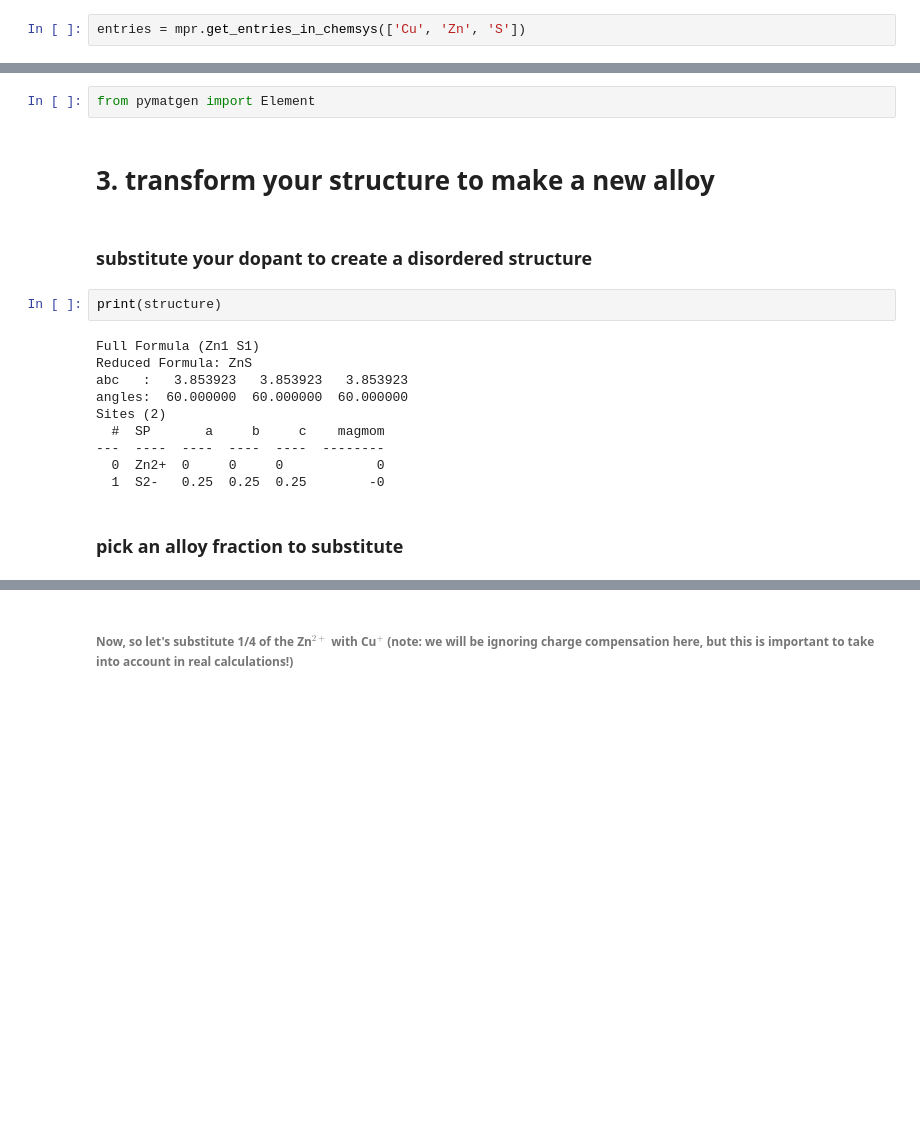
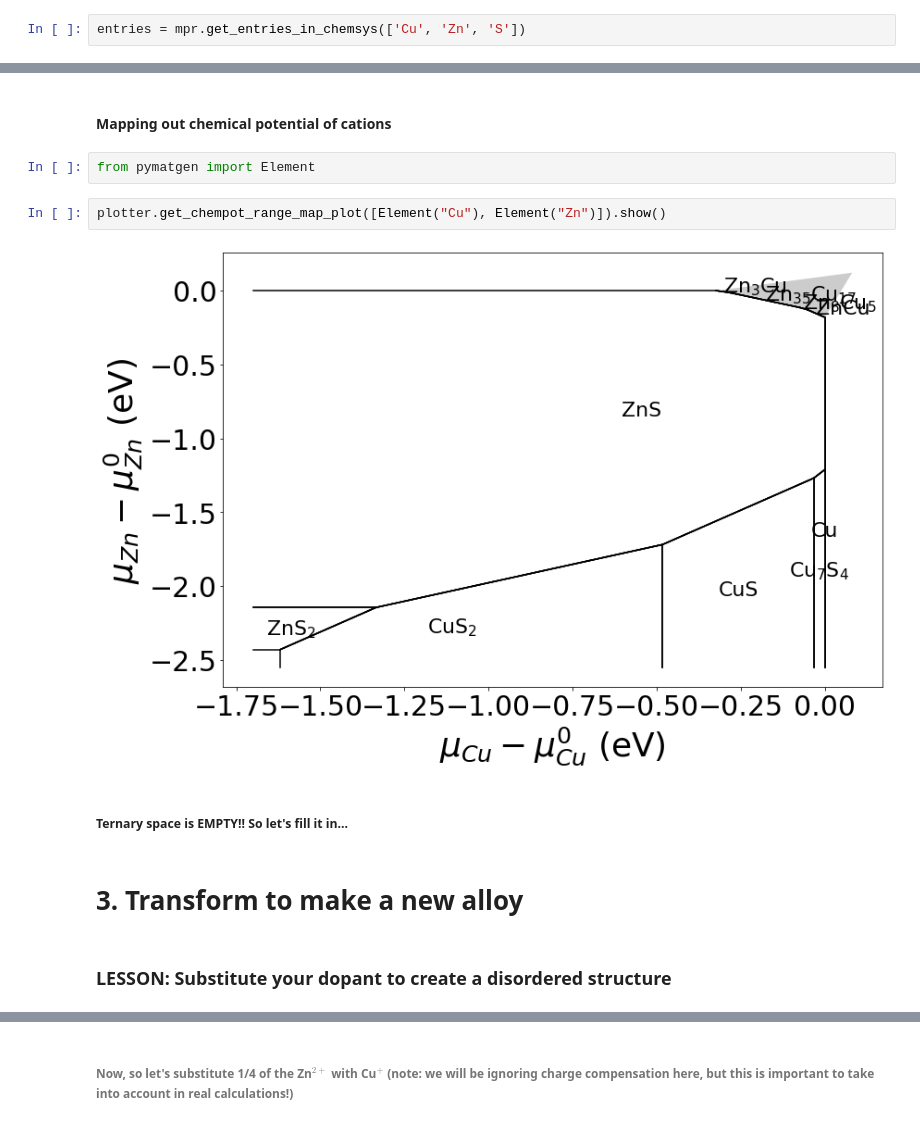
Before and after one commit to materialsproject/workshop, a Jupyter notebook: workshop/new-systems/new-systems.ipynb, the cells around one changed output, grey strips where cells are left out. Saved outputs shown, nothing was run; the diff lists cells and outputs as text; blank space fills up the shorter version.

```diff
--- a/workshop/new-systems/new-systems.ipynb
+++ b/workshop/new-systems/new-systems.ipynb
@@ -312,23 +272,17 @@ plotter.get_plot(pd, label_unstable=False, energy_colormap='viridis')
+# %% [markdown]
+#### Mapping out chemical potential of cations
 # %%
 from pymatgen import Element
+# %%
+plotter.get_chempot_range_map_plot([Element("Cu"), Element("Zn")]).show()
+# %% [output]
+[figure, added]
+# %% [markdown]
+#####
+##### Ternary space is EMPTY!! So let's fill it in...
 # %% [markdown]
 #
-# 3. transform your structure to make a new alloy
+# 3. Transform to make a new alloy
 # %% [markdown]
 ###
-### substitute your dopant to create a disordered structure
+### LESSON: Substitute your dopant to create a disordered structure
-# %%
-print(structure)
-# %% [output]
-Full Formula (Zn1 S1)
-Reduced Formula: ZnS
-abc   :   3.853923   3.853923   3.853923
-angles:  60.000000  60.000000  60.000000
-Sites (2)
-  #  SP       a     b     c    magmom
----  ----  ----  ----  ----  --------
-  0  Zn2+  0     0     0            0
-  1  S2-   0.25  0.25  0.25        -0
-# %% [markdown]
-###
-### pick an alloy fraction to substitute
```
Also changed, not shown: parts of 113 cells of this notebook.
